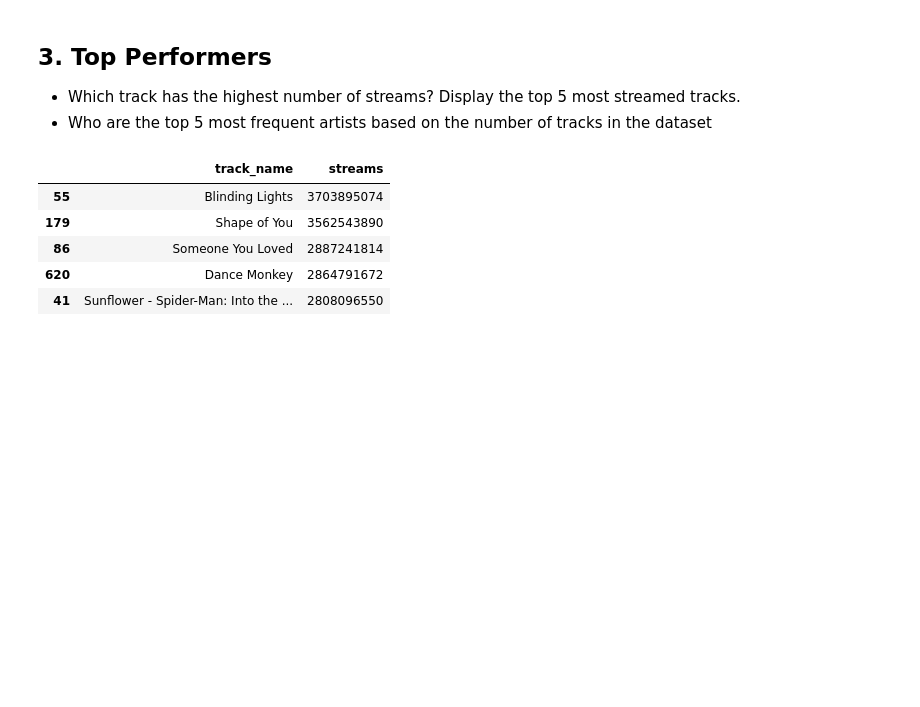
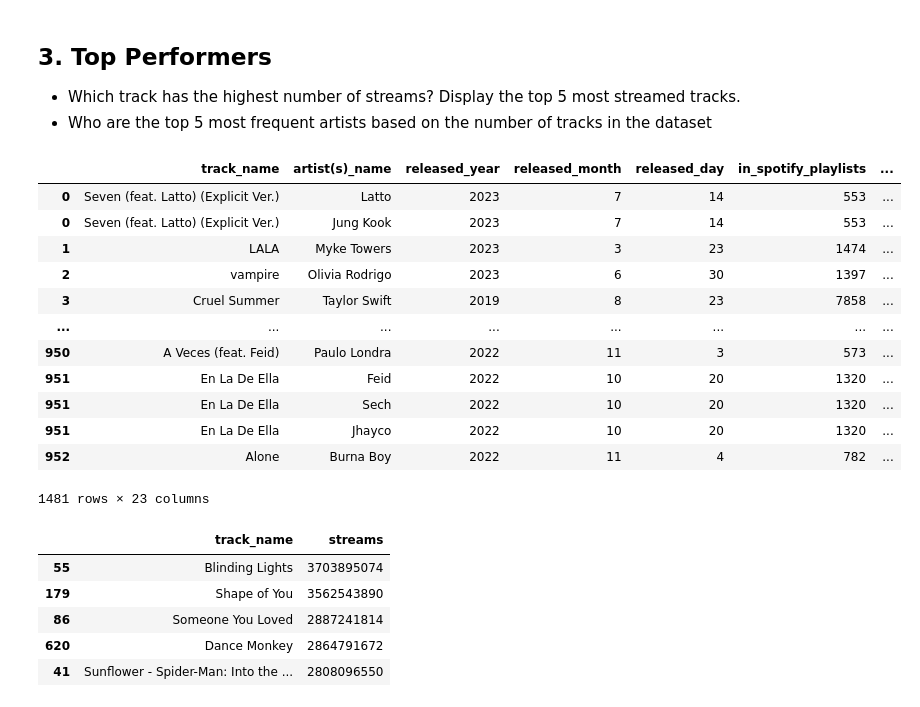
Before and after one commit to ToniYenC11/EmergingTech, a Jupyter notebook: 1_Exploratory_Data_Analysis.ipynb, the cells around one changed output. Cells and saved outputs as stored; diff of their text form; code cells hidden in the pictures; blank space fills up the shorter version.

```diff
--- a/1_Exploratory_Data_Analysis.ipynb
+++ b/1_Exploratory_Data_Analysis.ipynb
@@ -265,5 +265,25 @@ The `describe` table of `streams` shows that:
 ## 3. Top Performers
 - Which track has the highest number of streams? Display the top 5 most streamed tracks.
 - Who are the top 5 most frequent artists based on the number of tracks in the dataset
+# %%
+spotify_2023_new = spotify_2023.copy()
+spotify_2023_new['artist(s)_name']= spotify_2023_new['artist(s)_name'].str.split(',')
+spotify_2023_new = spotify_2023_new.explode('artist(s)_name')
+spotify_2023_new = spotify_2023_new.drop(columns = 'artist_count')
+display(spotify_2023_new)
+# %% [output]
+|  | track_name | artist(s)_name | released_year | released_month | released_day | in_spotify_playlists | ... |
+| 0 | Seven (feat. Latto) (Explicit Ver.) | Latto | 2023 | 7 | 14 | 553 | ... |
+| 0 | Seven (feat. Latto) (Explicit Ver.) | Jung Kook | 2023 | 7 | 14 | 553 | ... |
+| 1 | LALA | Myke Towers | 2023 | 3 | 23 | 1474 | ... |
+| 2 | vampire | Olivia Rodrigo | 2023 | 6 | 30 | 1397 | ... |
+| 3 | Cruel Summer | Taylor Swift | 2019 | 8 | 23 | 7858 | ... |
+| ... | ... | ... | ... | ... | ... | ... | ... |
+| 950 | A Veces (feat. Feid) | Paulo Londra | 2022 | 11 | 3 | 573 | ... |
+| 951 | En La De Ella | Feid | 2022 | 10 | 20 | 1320 | ... |
+| 951 | En La De Ella | Sech | 2022 | 10 | 20 | 1320 | ... |
+| 951 | En La De Ella | Jhayco | 2022 | 10 | 20 | 1320 | ... |
+| 952 | Alone | Burna Boy | 2022 | 11 | 4 | 782 | ... |
+1481 rows × 23 columns
 # %%
 # Tracks with the highest number of streams
```
Also changed, not shown: parts of 11 cells of this notebook.
